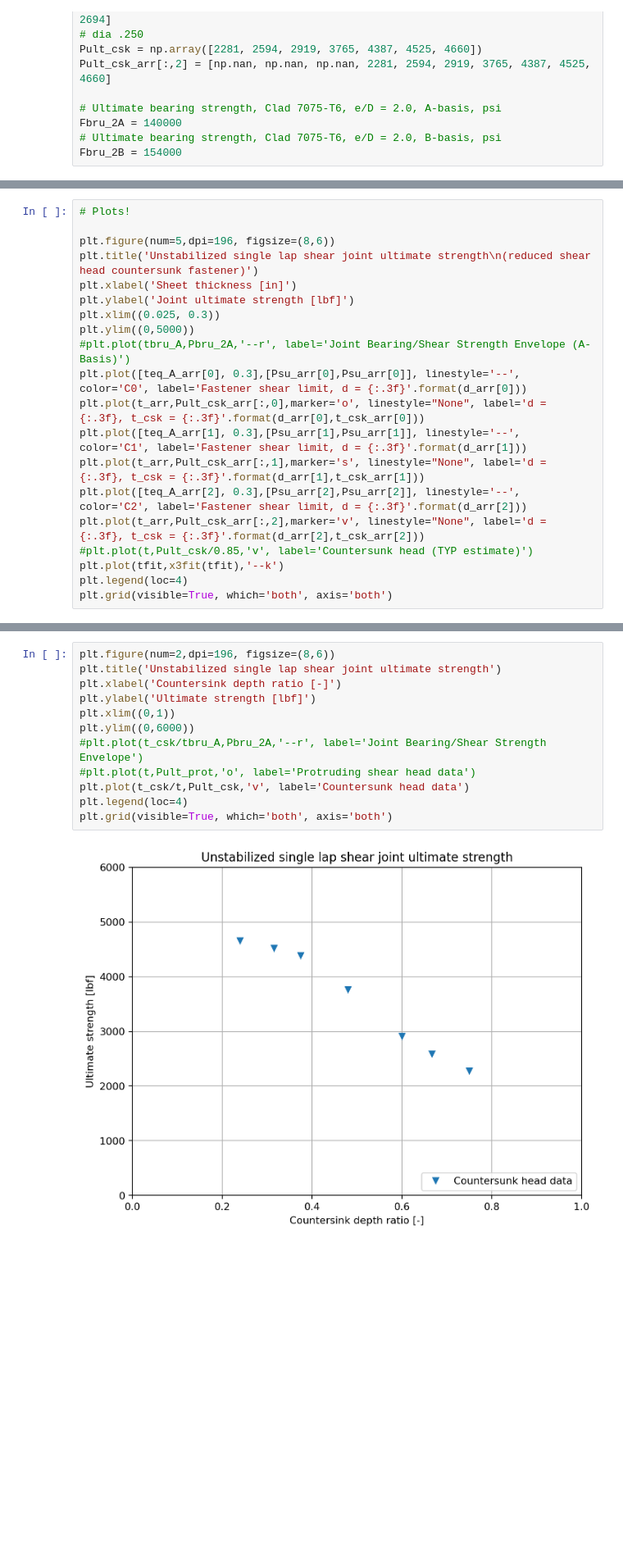
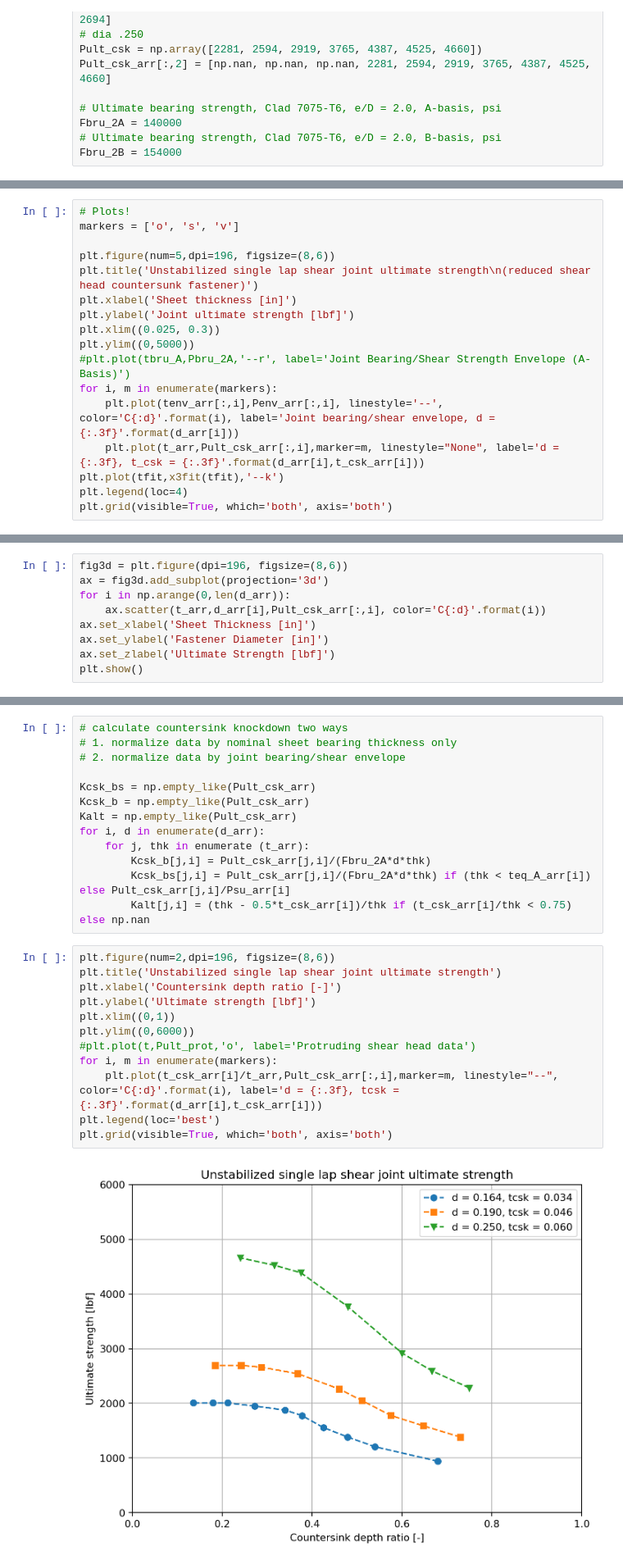
Before and after one commit to edp8489/edp8489.github.io, a Jupyter notebook: assets/csk_post/csk_plots.ipynb, the cells around one changed output, grey strips where cells are left out. Shown at 82% size. Drawn from its saved outputs; the diff is of its cells as text; blank space fills up the shorter version.

```diff
--- a/assets/csk_post/csk_plots.ipynb
+++ b/assets/csk_post/csk_plots.ipynb
@@ -104,5 +122,6 @@ plt.grid(visible=True, which='both', axis='both')
 # %%
 # Plots!
+markers = ['o', 's', 'v']
 
 plt.figure(num=5,dpi=196, figsize=(8,6))
 plt.title('Unstabilized single lap shear joint ultimate strength\n(reduced shear head countersunk fastener)')
@@ -111,13 +130,9 @@ plt.ylabel('Joint ultimate strength [lbf]')
 plt.xlim((0.025, 0.3))
 plt.ylim((0,5000))
 #plt.plot(tbru_A,Pbru_2A,'--r', label='Joint Bearing/Shear Strength Envelope (A-Basis)')
-plt.plot([teq_A_arr[0], 0.3],[Psu_arr[0],Psu_arr[0]], linestyle='--', color='C0', label='Fastener shear limit, d = {:.3f}'.format(d_arr[0]))
-plt.plot(t_arr,Pult_csk_arr[:,0],marker='o', linestyle="None", label='d = {:.3f}, t_csk = {:.3f}'.format(d_arr[0],t_csk_arr[0]))
-plt.plot([teq_A_arr[1], 0.3],[Psu_arr[1],Psu_arr[1]], linestyle='--', color='C1', label='Fastener shear limit, d = {:.3f}'.format(d_arr[1]))
-plt.plot(t_arr,Pult_csk_arr[:,1],marker='s', linestyle="None", label='d = {:.3f}, t_csk = {:.3f}'.format(d_arr[1],t_csk_arr[1]))
-plt.plot([teq_A_arr[2], 0.3],[Psu_arr[2],Psu_arr[2]], linestyle='--', color='C2', label='Fastener shear limit, d = {:.3f}'.format(d_arr[2]))
-plt.plot(t_arr,Pult_csk_arr[:,2],marker='v', linestyle="None", label='d = {:.3f}, t_csk = {:.3f}'.format(d_arr[2],t_csk_arr[2]))
-#plt.plot(t,Pult_csk/0.85,'v', label='Countersunk head (TYP estimate)')
+for i, m in enumerate(markers):
+    plt.plot(tenv_arr[:,i],Penv_arr[:,i], linestyle='--', color='C{:d}'.format(i), label='Joint bearing/shear envelope, d = {:.3f}'.format(d_arr[i]))
+    plt.plot(t_arr,Pult_csk_arr[:,i],marker=m, linestyle="None", label='d = {:.3f}, t_csk = {:.3f}'.format(d_arr[i],t_csk_arr[i]))
 plt.plot(tfit,x3fit(tfit),'--k')
 plt.legend(loc=4)
 plt.grid(visible=True, which='both', axis='both')
@@ -129,0 +141,9 @@ print(np.amax(Pult_csk_arr, axis=0))
+# %%
+fig3d = plt.figure(dpi=196, figsize=(8,6))
+ax = fig3d.add_subplot(projection='3d')
+for i in np.arange(0,len(d_arr)):
+    ax.scatter(t_arr,d_arr[i],Pult_csk_arr[:,i], color='C{:d}'.format(i))
+ax.set_xlabel('Sheet Thickness [in]')
+ax.set_ylabel('Fastener Diameter [in]')
+ax.set_zlabel('Ultimate Strength [lbf]')
+plt.show()
@@ -130,14 +152,27 @@ print(np.amax(Pult_csk_arr, axis=0))
+# %%
+# calculate countersink knockdown two ways
+# 1. normalize data by nominal sheet bearing thickness only
+# 2. normalize data by joint bearing/shear envelope
+
+Kcsk_bs = np.empty_like(Pult_csk_arr)
+Kcsk_b = np.empty_like(Pult_csk_arr)
+Kalt = np.empty_like(Pult_csk_arr)
+for i, d in enumerate(d_arr):
+    for j, thk in enumerate (t_arr):
+        Kcsk_b[j,i] = Pult_csk_arr[j,i]/(Fbru_2A*d*thk)
+        Kcsk_bs[j,i] = Pult_csk_arr[j,i]/(Fbru_2A*d*thk) if (thk < teq_A_arr[i]) else Pult_csk_arr[j,i]/Psu_arr[i]
+        Kalt[j,i] = (thk - 0.5*t_csk_arr[i])/thk if (t_csk_arr[i]/thk < 0.75) else np.nan
 # %%
 plt.figure(num=2,dpi=196, figsize=(8,6))
 plt.title('Unstabilized single lap shear joint ultimate strength')
 plt.xlabel('Countersink depth ratio [-]')
 plt.ylabel('Ultimate strength [lbf]')
 plt.xlim((0,1))
 plt.ylim((0,6000))
-#plt.plot(t_csk/tbru_A,Pbru_2A,'--r', label='Joint Bearing/Shear Strength Envelope')
 #plt.plot(t,Pult_prot,'o', label='Protruding shear head data')
-plt.plot(t_csk/t,Pult_csk,'v', label='Countersunk head data')
-plt.legend(loc=4)
+for i, m in enumerate(markers):
+    plt.plot(t_csk_arr[i]/t_arr,Pult_csk_arr[:,i],marker=m, linestyle="--", color='C{:d}'.format(i), label='d = {:.3f}, tcsk = {:.3f}'.format(d_arr[i],t_csk_arr[i]))
+plt.legend(loc='best')
 plt.grid(visible=True, which='both', axis='both')
 # %% [output]
-[figure, old version]
+[figure, new version]
```
Also changed, not shown: parts of 10 cells of this notebook, 1 other file.
